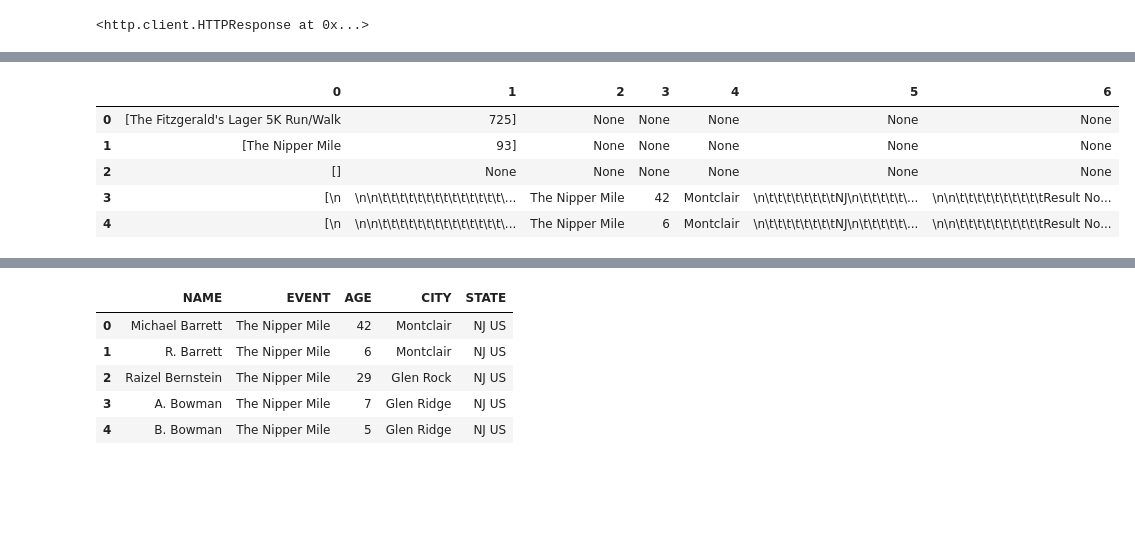
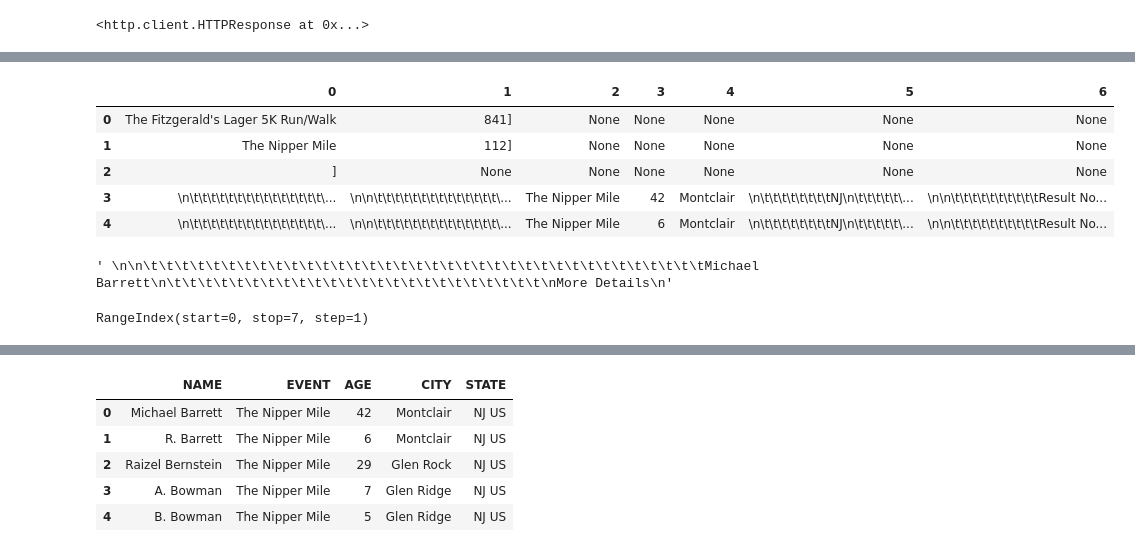
Before and after one commit to MarcBernstein0/raizel-practice-questions, a Jupyter notebook: notebook/nippermile_beautifulsoup.ipynb, the cells around one changed output, grey strips where cells are left out. Cells and saved outputs as stored; diff of their text form; code cells hidden in the pictures; blank space fills up the shorter version.

Commit message:
got one page of results in via beautiful soup

```diff
--- a/notebook/nippermile_beautifulsoup.ipynb
+++ b/notebook/nippermile_beautifulsoup.ipynb
@@ -163,12 +149,20 @@ str
 # %%
 df1 = df[0].str.split(',', expand=True)
 # df1.head()
 df1[0] = df1[0].str.strip('[')
-df1.head(10)
+df1.head()
 # %% [output]
 |  | 0 | 1 | 2 | 3 | 4 | 5 | 6 |
-| 0 | [The Fitzgerald's Lager 5K Run/Walk | 725] | None | None | None | None | None |
-| 1 | [The Nipper Mile | 93] | None | None | None | None | None |
-| 2 | [] | None | None | None | None | None | None |
-| 3 | [\n | \n\n\t\t\t\t\t\t\t\t\t\t\t\t\t\t\... | The Nipper Mile | 42 | Montclair | \n\t\t\t\t\t\t\t\tNJ\n\t\t\t\t\t\... | \n\n\t\t\t\t\t\t\t\t\t\tResult No... |
-| 4 | [\n | \n\n\t\t\t\t\t\t\t\t\t\t\t\t\t\t\... | The Nipper Mile | 6 | Montclair | \n\t\t\t\t\t\t\t\tNJ\n\t\t\t\t\t\... | \n\n\t\t\t\t\t\t\t\t\t\tResult No... |
+| 0 | The Fitzgerald's Lager 5K Run/Walk | 841] | None | None | None | None | None |
+| 1 | The Nipper Mile | 112] | None | None | None | None | None |
+| 2 | ] | None | None | None | None | None | None |
+| 3 | \n\t\t\t\t\t\t\t\t\t\t\t\t\t\t\t\... | \n\n\t\t\t\t\t\t\t\t\t\t\t\t\t\t\... | The Nipper Mile | 42 | Montclair | \n\t\t\t\t\t\t\t\tNJ\n\t\t\t\t\t\... | \n\n\t\t\t\t\t\t\t\t\t\tResult No... |
+| 4 | \n\t\t\t\t\t\t\t\t\t\t\t\t\t\t\t\... | \n\n\t\t\t\t\t\t\t\t\t\t\t\t\t\t\... | The Nipper Mile | 6 | Montclair | \n\t\t\t\t\t\t\t\tNJ\n\t\t\t\t\t\... | \n\n\t\t\t\t\t\t\t\t\t\tResult No... |
+# %%
+df1[1][3]
+# %% [output]
+' \n\n\t\t\t\t\t\t\t\t\t\t\t\t\t\t\t\t\t\t\t\t\t\t\t\t\t\t\t\t\t\t\t\t\t\t\t\tMichael Barrett\n\t\t\t\t\t\t\t\t\t\t\t\t\t\t\t\t\t\t\t\t\t\t\t\t\nMore Details\n'
+# %%
+df1.columns
+# %% [output]
+RangeIndex(start=0, stop=7, step=1)
```
Also changed, not shown: parts of 10 cells of this notebook.
